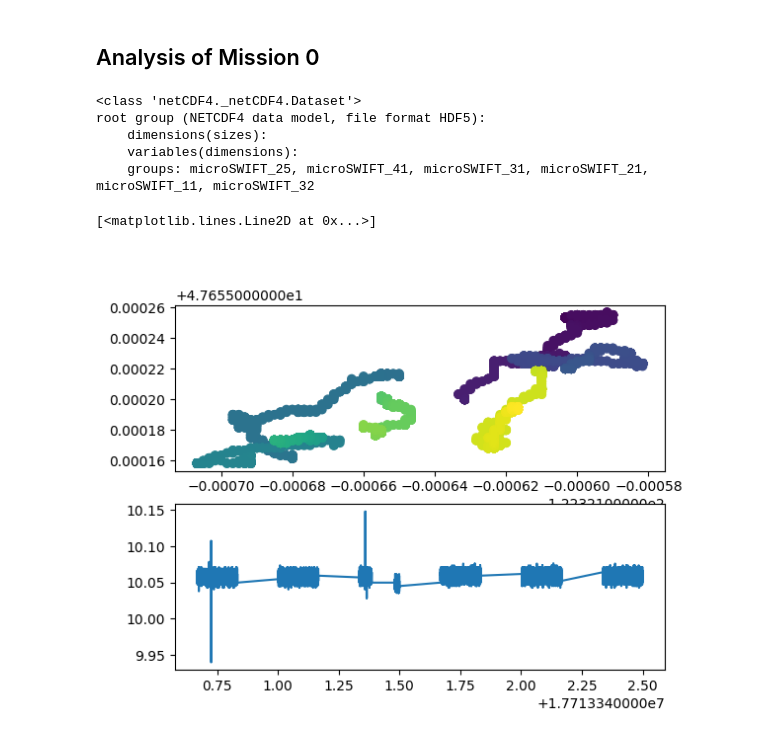
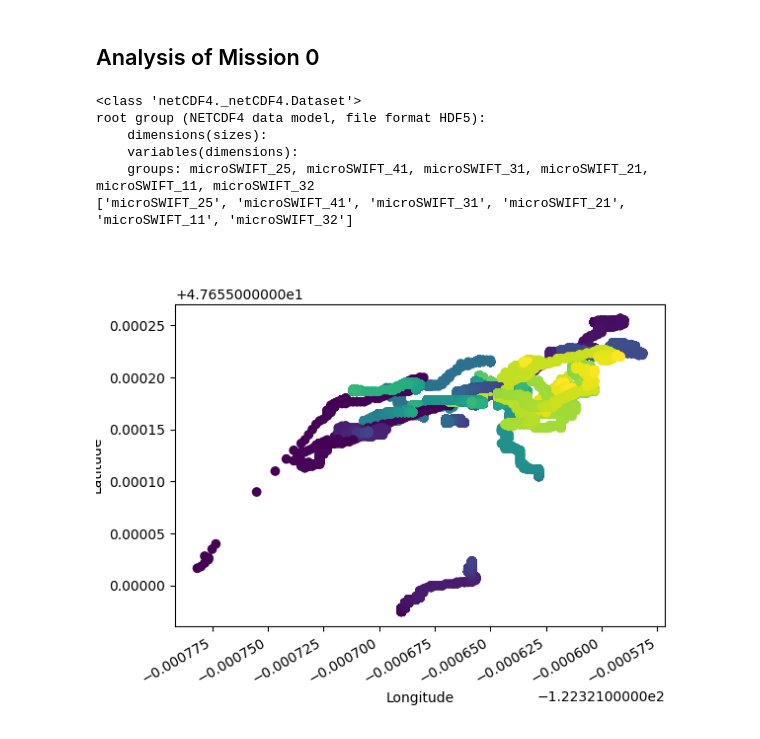
Before and after one commit to SASlabgroup/DUNEXMainExp, a Jupyter notebook: analysis/DUNEX-Data-exploration.ipynb, the cells around one changed output. Drawn from its saved outputs; the diff is of its cells as text; code cells hidden in the pictures.

```diff
--- a/analysis/DUNEX-Data-exploration.ipynb
+++ b/analysis/DUNEX-Data-exploration.ipynb
@@ -14,18 +14,24 @@ from scipy import fft
 <h2>Analysis of Mission 0</h2>
 # %%
 # Import data from mission netCDF
-nc_file_name = '/Volumes/DUNEXdata/DUNEXMainExp_Oct2021/microSWIFT_data/mission_0/mission_0.nc'
+nc_file_name = '../microSWIFT_data/mission_0/mission_0.nc'
 mission_0_dataset = nc.Dataset(nc_file_name, mode='r')
 print(mission_0_dataset)
+microSWIFTs_on_mission = list(mission_0_dataset.groups.keys())
+print(microSWIFTs_on_mission)
 
-fig, [ax1, ax2] = plt.subplots(2)
-ax1.scatter(mission_0_dataset['microSWIFT_25']['GPS']['lon'][:], mission_0_dataset['microSWIFT_25']['GPS']['lat'][:], c=mission_0_dataset['microSWIFT_25']['GPS']['time'][:])
-ax2.plot(mission_0_dataset['microSWIFT_25']['IMU']['time'][:], mission_0_dataset['microSWIFT_25']['IMU']['accel_x'][:])
+# Create figure
+fig, ax = plt.subplots()
+ax.set_xlabel('Longitude')
+ax.set_ylabel('Latitude')
+fig.autofmt_xdate()
+for microSWIFT in microSWIFTs_on_mission:
+    ax.scatter(mission_0_dataset[microSWIFT]['GPS']['lon'][:], mission_0_dataset[microSWIFT]['GPS']['lat'][:], c=mission_0_dataset[microSWIFT]['GPS']['time'][:])
 # %% [output]
 <class 'netCDF4._netCDF4.Dataset'>
 root group (NETCDF4 data model, file format HDF5):
     dimensions(sizes):
     variables(dimensions):
     groups: microSWIFT_25, microSWIFT_41, microSWIFT_31, microSWIFT_21, microSWIFT_11, microSWIFT_32
+['microSWIFT_25', 'microSWIFT_41', 'microSWIFT_31', 'microSWIFT_21', 'microSWIFT_11', 'microSWIFT_32']
-[<matplotlib.lines.Line2D at 0x...>]
-[figure, old version]
+[figure, new version]
```
Also changed, not shown: 1 other file.
